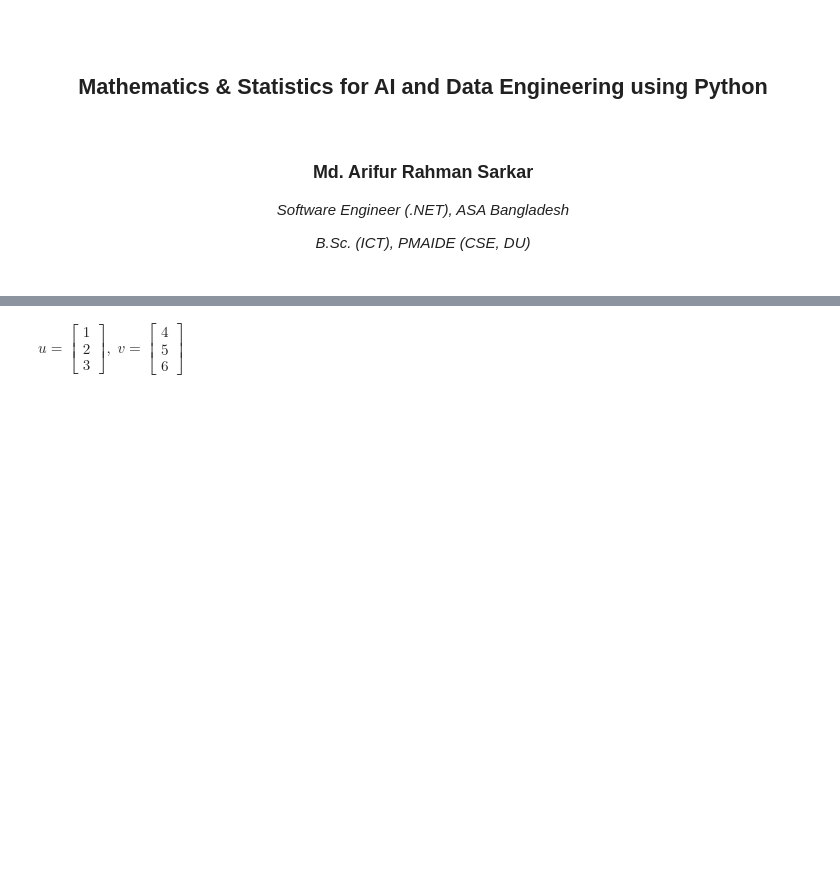
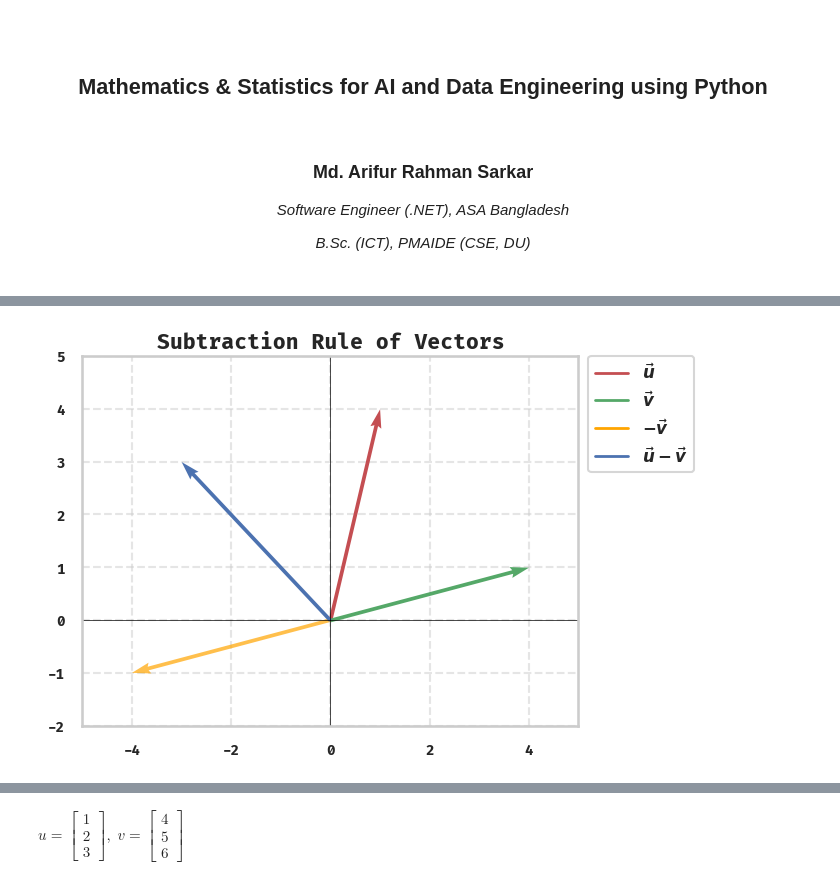
Before and after one commit to FullStackAnalyst/Mathematics-Statistics-for-AI-Data-Engineering, a Jupyter notebook: Index.ipynb, the cells around one changed output, grey strips where cells are left out. Cells and saved outputs as stored; diff of their text form; code cells hidden in the pictures; blank space fills up the shorter version.

```diff
--- a/Index.ipynb
+++ b/Index.ipynb
@@ -95,0 +304,97 @@ $\displaystyle \tfrac{1}{2} u = \left[\begin{matrix}0.5\\1.0\end{matrix}\right]$
+# %%
+from sympy import Matrix, latex
+from IPython.display import display, Math
+import matplotlib.pyplot as plt
+
+# Define vectors
+o = Matrix([0, 0])
+u = Matrix([1, 4])
+v = Matrix([4, 1])
+neg_v = -v
+result = u - v  # subtraction
+
+# Display symbolic representation
+display(Math("u = " + latex(u) + ",\\ v = " + latex(v) + ",\\ u-v = " + latex(result)))
+
+# Use reusable method for axis limits
+x_min, x_max, y_min, y_max = get_axis_limits(o, u, v, neg_v, result, padding=1.0)
+
+# Plot Subtraction Rule directly
+plt.quiver(
+    float(o[0]),
+    float(o[1]),
+    float(u[0]),
+    float(u[1]),
+    angles="xy",
+    scale_units="xy",
+    scale=1,
+    color="r",
+    label=r"$\vec{u}$",
+)
+
+plt.quiver(
+    float(o[0]),
+    float(o[1]),
+    float(v[0]),
+    float(v[1]),
+    angles="xy",
+    scale_units="xy",
+    scale=1,
+    color="g",
+    label=r"$\vec{v}$",
+)
+
+plt.quiver(
+    float(o[0]),
+    float(o[1]),
+    float(neg_v[0]),
+    float(neg_v[1]),
+    angles="xy",
+    scale_units="xy",
+    scale=1,
+    color="orange",
+    label=r"$-\vec{v}$",
+    alpha=0.7,
+    linestyle="dashed",
+)
+
+plt.quiver(
+    float(o[0]),
+    float(o[1]),
+    float(result[0]),
+    float(result[1]),
+    angles="xy",
+    scale_units="xy",
+    scale=1,
+    color="b",
+    label=r"$\vec{u}-\vec{v}$",
+)
+
+# Axes setup
+plt.axhline(0, color="black", linewidth=0.5)
+plt.axvline(0, color="black", linewidth=0.5)
+plt.xlim(x_min, x_max)
+plt.ylim(y_min, y_max)
+plt.title(r"Subtraction Rule of Vectors", fontsize=15, fontweight="bold")
+plt.tick_params(axis="both", which="major", labelsize=10)
+
+# Legend fix: explicit handles
+handles = [
+    plt.Line2D([0], [0], color="r", lw=2, label=r"$\vec{u}$"),
+    plt.Line2D([0], [0], color="g", lw=2, label=r"$\vec{v}$"),
+    plt.Line2D([0], [0], color="orange", lw=2, label=r"$-\vec{v}$"),
+    plt.Line2D([0], [0], color="b", lw=2, label=r"$\vec{u}-\vec{v}$"),
+]
+
+plt.legend(
+    handles=handles,
+    prop={"size": 12, "weight": "bold"},
+    loc="upper left",
+    bbox_to_anchor=(1.02, 1),
+    borderaxespad=0,
+    frameon=True,
+)
+
+plt.grid(True, linestyle="--", alpha=0.5)
+plt.show()
+# %% [output]
@@ -95,0 +402 @@ $\displaystyle \tfrac{1}{2} u = \left[\begin{matrix}0.5\\1.0\end{matrix}\right]$
+[figure, added]
```
Also changed, not shown: parts of 8 cells of this notebook.
